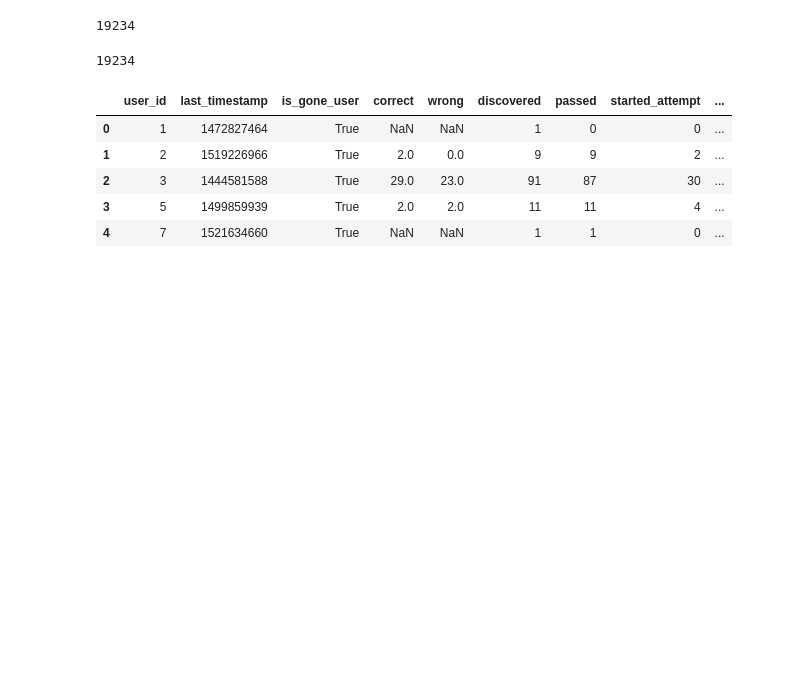
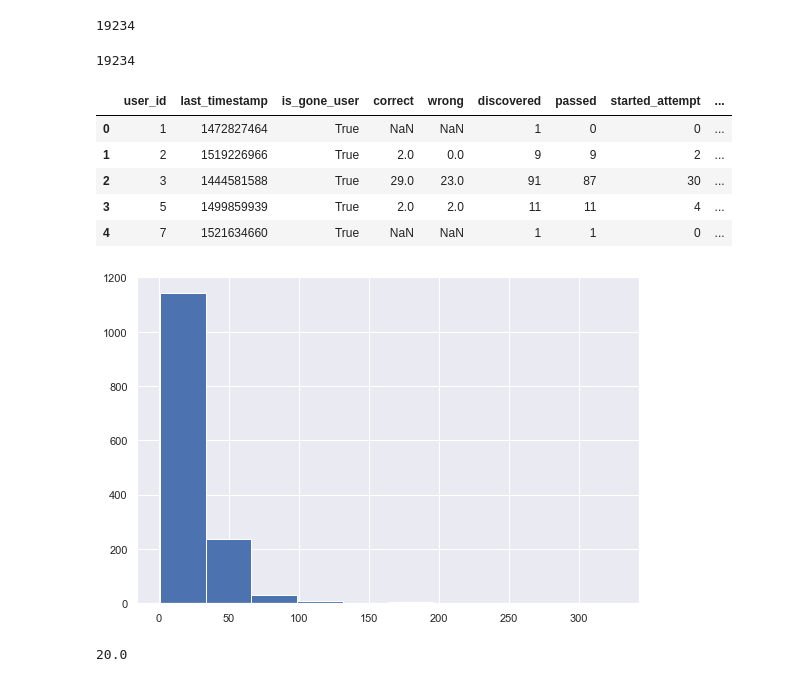
Before and after one commit to sergeymong/Python, a Jupyter notebook: Stepik Introduction to Data Science/Stepik ML Contest.ipynb, the cells around one changed output. Drawn from its saved outputs; the diff is of its cells as text; code cells hidden in the pictures; blank space fills up the shorter version.

```diff
--- a/Stepik Introduction to Data Science/Stepik ML Contest.ipynb
+++ b/Stepik Introduction to Data Science/Stepik ML Contest.ipynb
@@ -203,3 +203,11 @@ users_data.head()
 | 2 | 3 | 1444581588 | True | 29.0 | 23.0 | 91 | 87 | 30 | ... |
 | 3 | 5 | 1499859939 | True | 2.0 | 2.0 | 11 | 11 | 4 | ... |
 | 4 | 7 | 1521634660 | True | NaN | NaN | 1 | 1 | 0 | ... |
+# %%
+users_data[users_data.passed_course].day.hist();
+# %% [output]
+[figure, added]
+# %%
+users_data[users_data.passed_course].day.median()
+# %% [output]
+20.0
```
Also changed, not shown: parts of 35 cells of this notebook, 20 other files.
